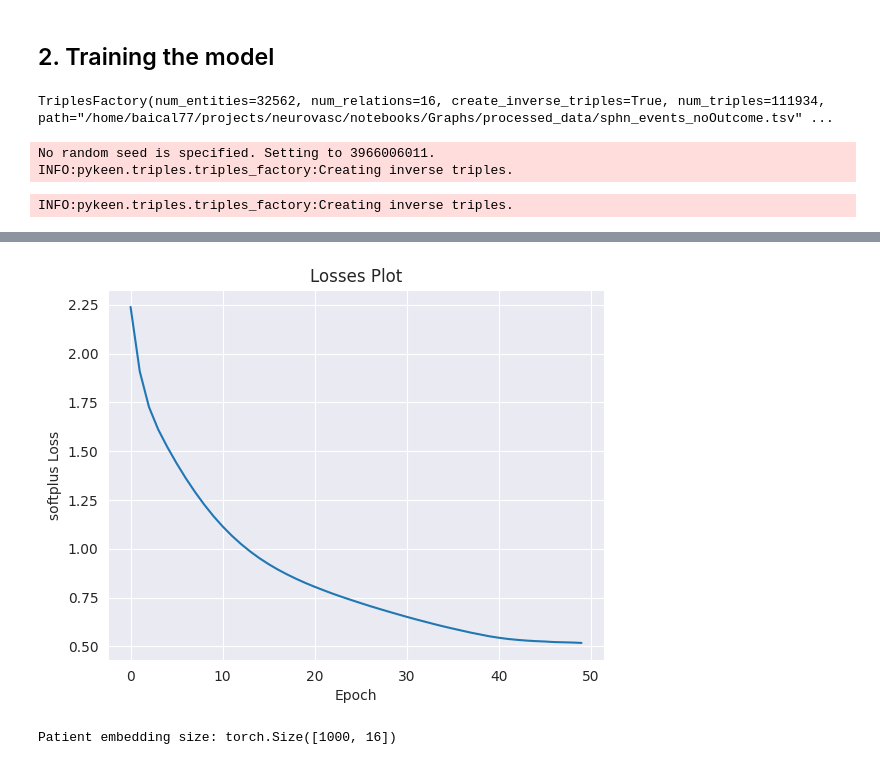
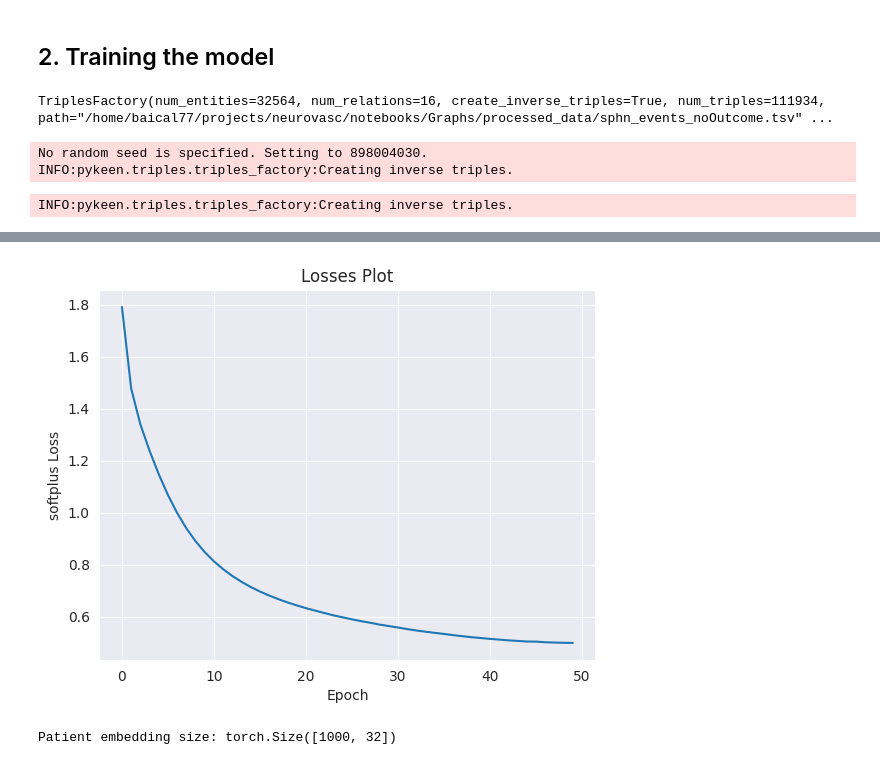
Before and after one commit to TeamHeKA/neurovasc, a Jupyter notebook: notebooks/Graphs/transe_node_pred.ipynb, the cells around one changed output, grey strips where cells are left out. Drawn from its saved outputs; the diff is of its cells as text; code cells hidden in the pictures.

```diff
--- a/notebooks/Graphs/transe_node_pred.ipynb
+++ b/notebooks/Graphs/transe_node_pred.ipynb
@@ -122,14 +99,14 @@ rel_to_id.to_csv(f'{path}/sphn_relations_noOutcome.tsv', sep='\t', header=None)
 # %% [markdown]
 ## 2. Training the model
 # %%
+path = 'processed_data'
 tf = TriplesFactory.from_path(f'{path}/sphn_events_noOutcome.tsv', create_inverse_triples=True)
+print(tf)
+# %% [output]
+TriplesFactory(num_entities=32564, num_relations=16, create_inverse_triples=True, num_triples=111934, path="/home/baical77/projects/neurovasc/notebooks/Graphs/processed_data/sphn_events_noOutcome.tsv" ...
-# %%
-print(tf)
-# %% [output]
-TriplesFactory(num_entities=32562, num_relations=16, create_inverse_triples=True, num_triples=111934, path="/home/baical77/projects/neurovasc/notebooks/Graphs/processed_data/sphn_events_noOutcome.tsv" ...
 # %%
 model_name = 'TransE'
-embedding_dim = 16
+embedding_dim = 32
 epochs = 50
 
 result = pipeline(
@@ -142,6 +119,7 @@ result = pipeline(
     ),
     training_kwargs=dict(
         num_epochs=epochs,
+        label_smoothing=0.2,
         use_tqdm_batch=False,
     ),
     optimizer_kwargs=dict(
@@ -157,6 +135,6 @@ result = pipeline(
 #plot loss
 loss_plot = result.plot_losses()
 # %% [output]
-No random seed is specified. Setting to 3966006011.
+No random seed is specified. Setting to 898004030.
 INFO:pykeen.triples.triples_factory:Creating inverse triples.
 INFO:pykeen.triples.triples_factory:Creating inverse triples.
@@ -164,9 +142,17 @@ INFO:pykeen.evaluation.evaluator:Evaluation took 157.75s seconds
-[figure, old version]
+[figure, new version]
 # %%
 import torch
 import torch.nn as nn
 import torch.nn.functional as F
 
+
+num_patients = 1000
+entity = pd.read_csv('processed_data/sphn_entities_noOutcome.tsv', sep='\t', index_col=0, header=None)
+entity = entity.to_dict()[1]
+patient_id = []
+for i in range(num_patients):
+    idx = f'<http://nvasc.org/synth_patient_{i}>'
+    patient_id.append(entity[idx])
 device = torch.device('cuda' if torch.cuda.is_available() else 'cpu')
 
 model = result.model
@@ -182,7 +168,7 @@ train_x, train_y = patient_embedding[:int(num_patients*0.8)], y[:int(num_patient
 val_x, val_y = patient_embedding[int(num_patients*0.8):int(num_patients*0.9)], y[int(num_patients*0.8):int(num_patients*0.9)]
 test_x, test_y = patient_embedding[int(num_patients*0.9):], y[int(num_patients*0.9):]
 # %% [output]
-Patient embedding size: torch.Size([1000, 16])
+Patient embedding size: torch.Size([1000, 32])
 # %%
 # MLP classifier
 class NeuralNetwork(nn.Module):
```
Also changed, not shown: parts of 5 cells of this notebook, 2 other files.
